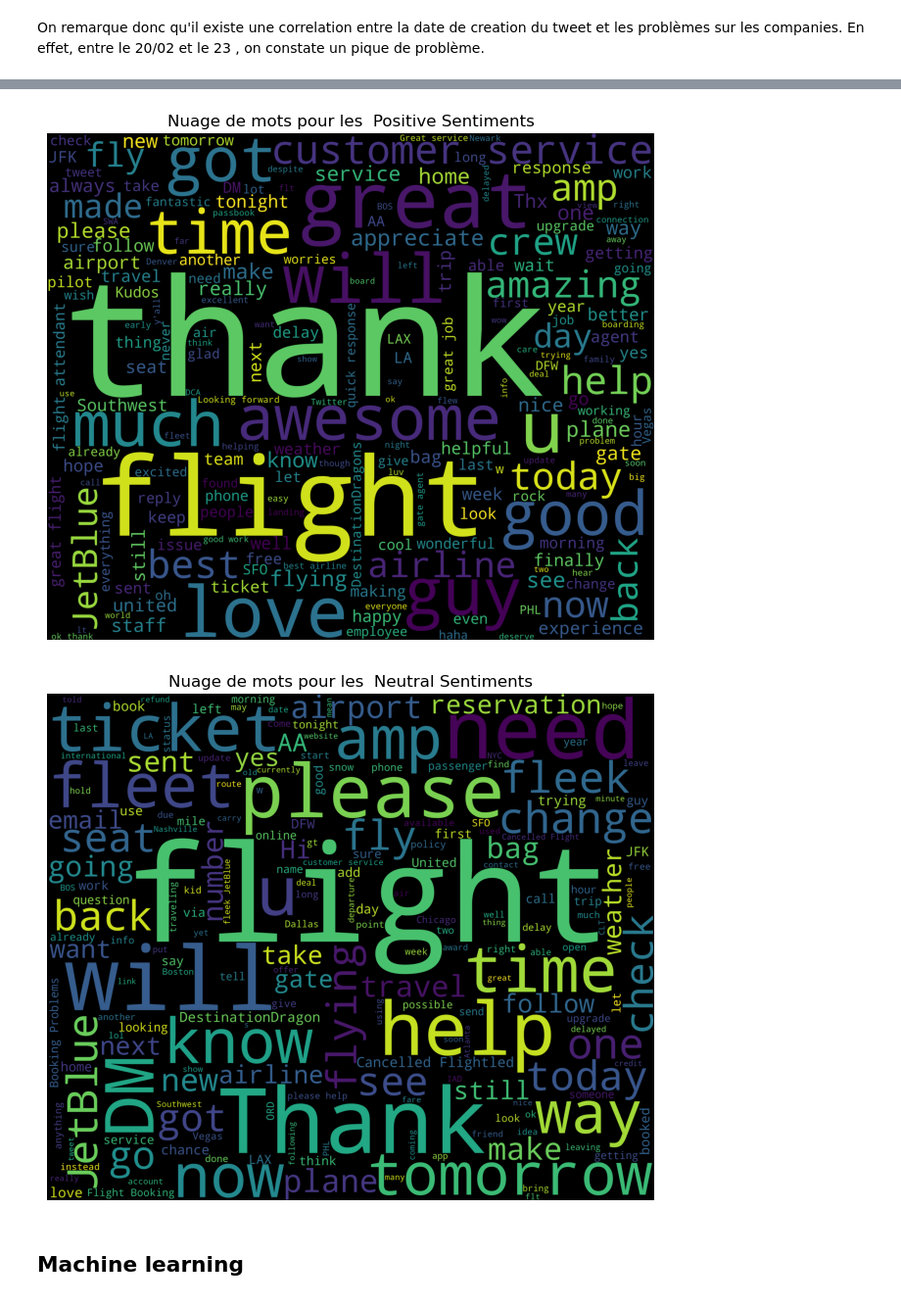
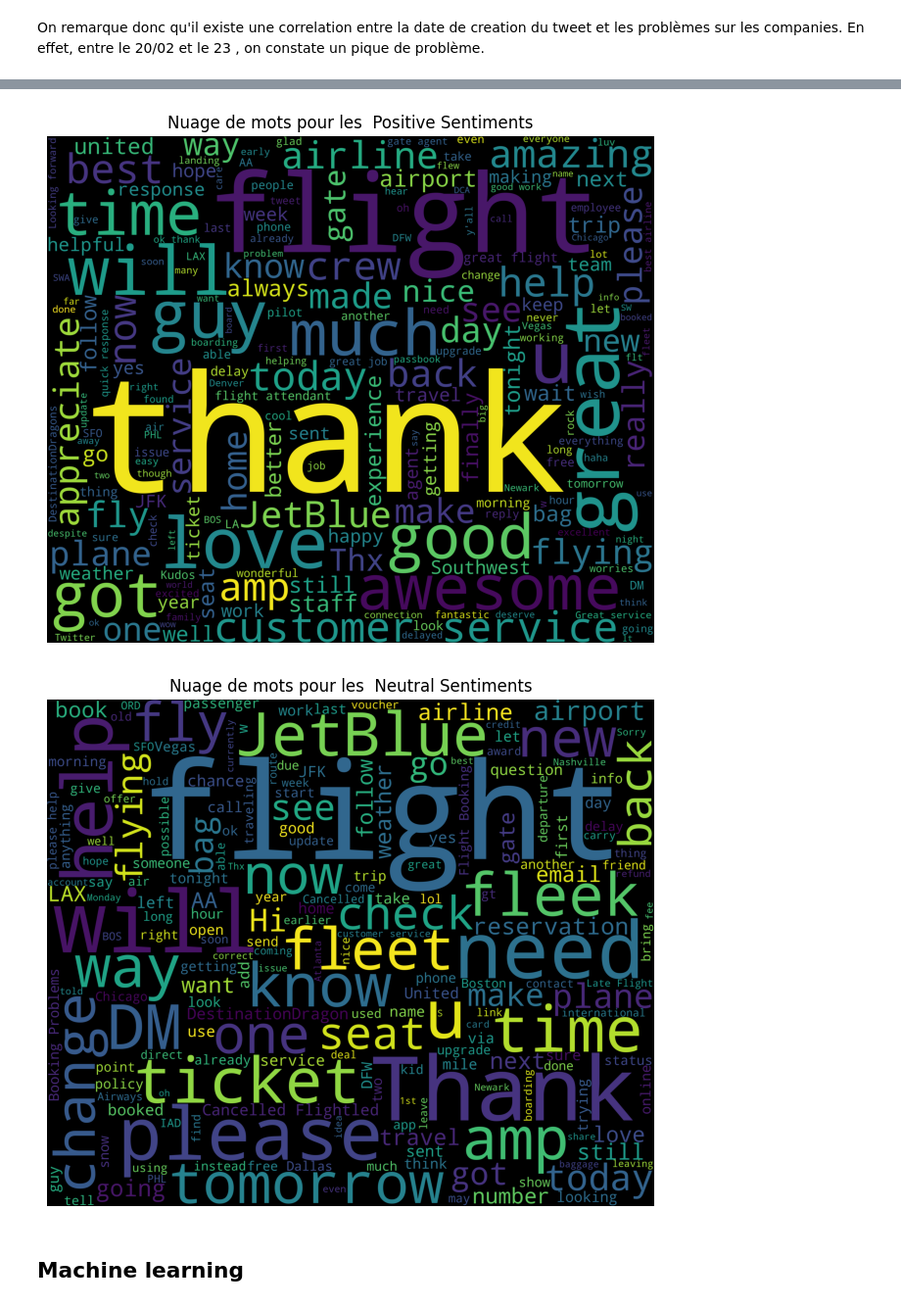
Before and after one commit to Mataillade/aipy, a Jupyter notebook: notebook.ipynb, the cells around one changed output, grey strips where cells are left out. Shown at 98% size. Cells and saved outputs as stored; diff of their text form; code cells hidden in the pictures.

```diff
--- a/notebook.ipynb
+++ b/notebook.ipynb
@@ -142,3 +142,26 @@ plt.title("Nombre de commentaires par sentiment")
 plt.show()
 # %% [output]
 [figure]
+# %%
+
+sentiment_counts = df['airline_sentiment'].value_counts()
+
+
+min_count = sentiment_counts.min()
+
+
+positive_tweets = df[df['airline_sentiment'] == 'positive'].sample(n=min_count, random_state=42)
+neutral_tweets = df[df['airline_sentiment'] == 'neutral'].sample(n=min_count, random_state=42)
+negative_tweets = df[df['airline_sentiment'] == 'negative'].sample(n=min_count, random_state=42)
+
+
+balanced_df = pd.concat([positive_tweets, neutral_tweets, negative_tweets])
+
+
+balanced_df = balanced_df.sample(frac=1, random_state=42)
+
+
+balanced_df.reset_index(drop=True, inplace=True)
+
+
+print(balanced_df)
@@ -239,7 +288,7 @@ plt.show()
 On remarque donc qu'il existe une correlation entre la date de creation du tweet et les problèmes sur les companies. En effet, entre le 20/02 et le 23 , on constate un pique de problème.
 # %%
 def generate_wordcloud(sentiment):
-    sentiment_df = df[df["airline_sentiment"] == sentiment]
+    sentiment_df = balanced_df[balanced_df["airline_sentiment"] == sentiment]
 
     sentiment_text = " ".join(sentiment_df["text"])
     cleaned_sentiment_text = " ".join(
@@ -274,5 +323,5 @@ generate_wordcloud("neutral")
-[figure, old version]
+[figure, new version]
-[figure, old version]
+[figure, new version]
 # %%
 df.drop(
     columns=["airline_sentiment_gold", "negativereason_gold", "tweet_coord"],
```
Also changed, not shown: parts of 14 cells of this notebook, 1 other file.
